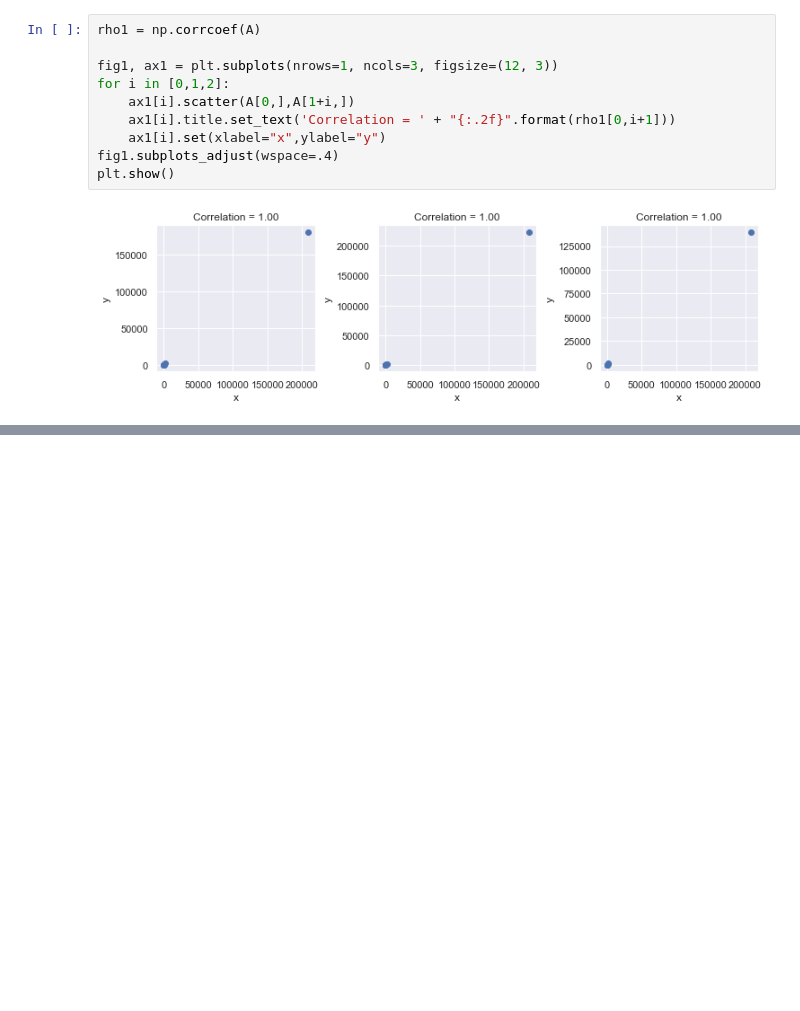
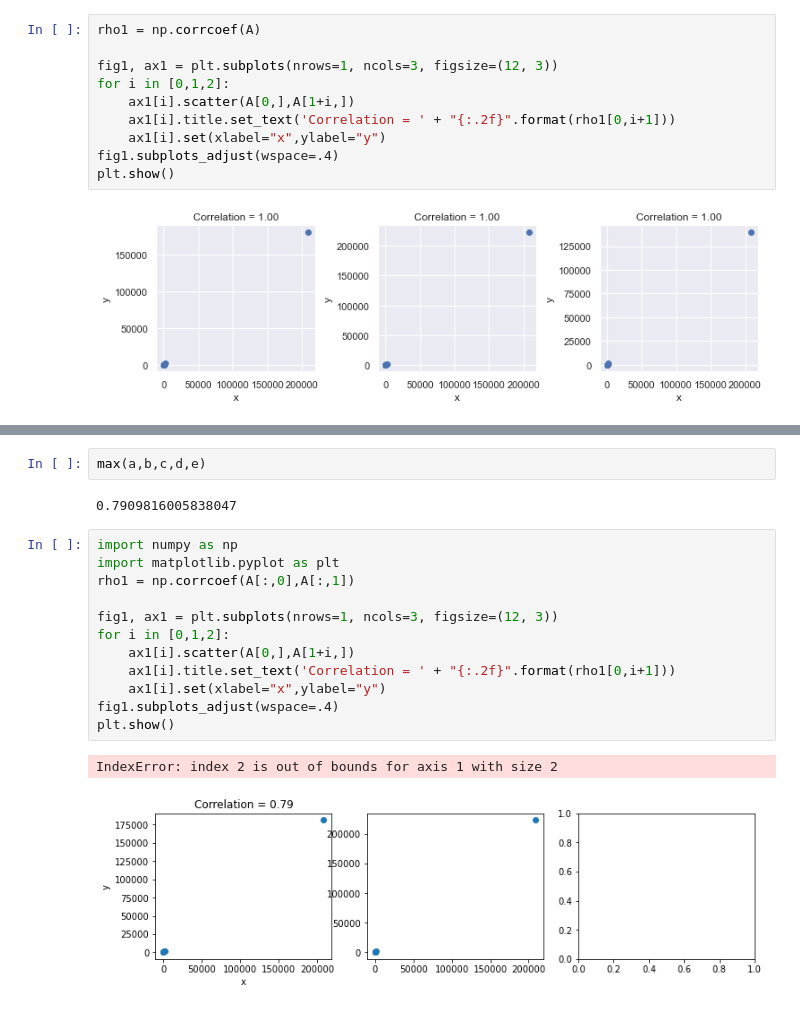
Before and after one commit to Marcot98/MaestriaDataScience, a Jupyter notebook: Ciencia de Datos en Python/Proyecto Final/pruebas proyecto final.ipynb, the cells around one changed output, grey strips where cells are left out. Cells and saved outputs as stored; diff of their text form; blank space fills up the shorter version.

```diff
--- a/Ciencia de Datos en Python/Proyecto Final/pruebas proyecto final.ipynb
+++ b/Ciencia de Datos en Python/Proyecto Final/pruebas proyecto final.ipynb
@@ -401,0 +446,19 @@ plt.show()
+# %%
+max(a,b,c,d,e)
+# %% [output]
+0.7909816005838047
+# %%
+import numpy as np
+import matplotlib.pyplot as plt
+rho1 = np.corrcoef(A[:,0],A[:,1])
+
+fig1, ax1 = plt.subplots(nrows=1, ncols=3, figsize=(12, 3))
+for i in [0,1,2]:
+    ax1[i].scatter(A[0,],A[1+i,])
+    ax1[i].title.set_text('Correlation = ' + "{:.2f}".format(rho1[0,i+1]))
+    ax1[i].set(xlabel="x",ylabel="y")
+fig1.subplots_adjust(wspace=.4)
+plt.show()
+# %% [output]
+IndexError: index 2 is out of bounds for axis 1 with size 2
+[figure, added]
```
Also changed, not shown: parts of 10 cells of this notebook, 1 other file.
